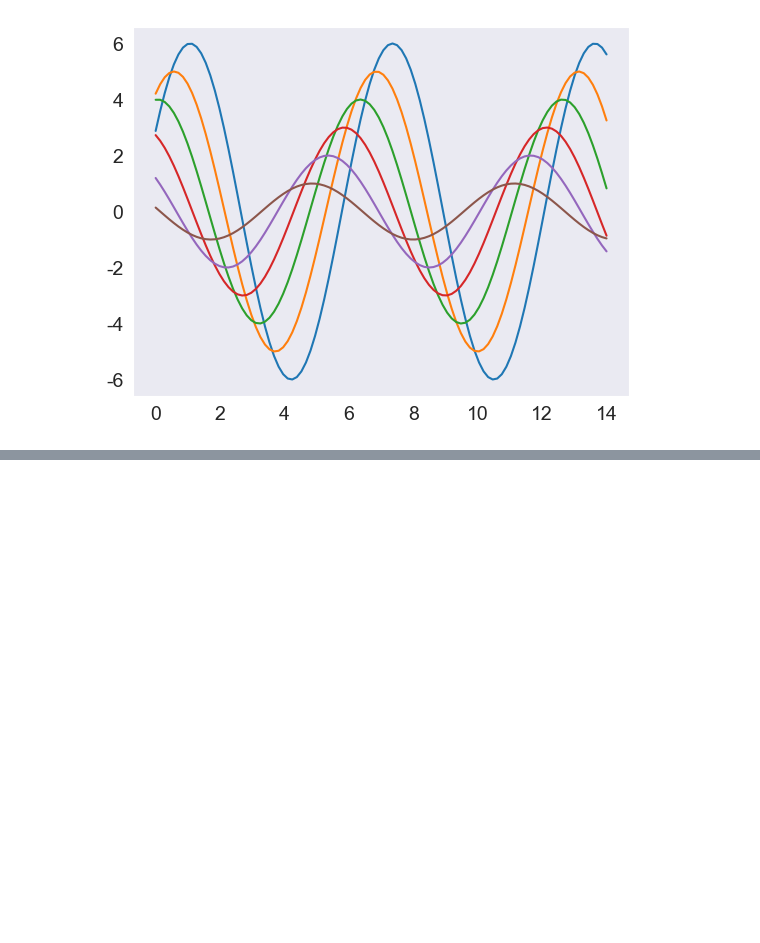
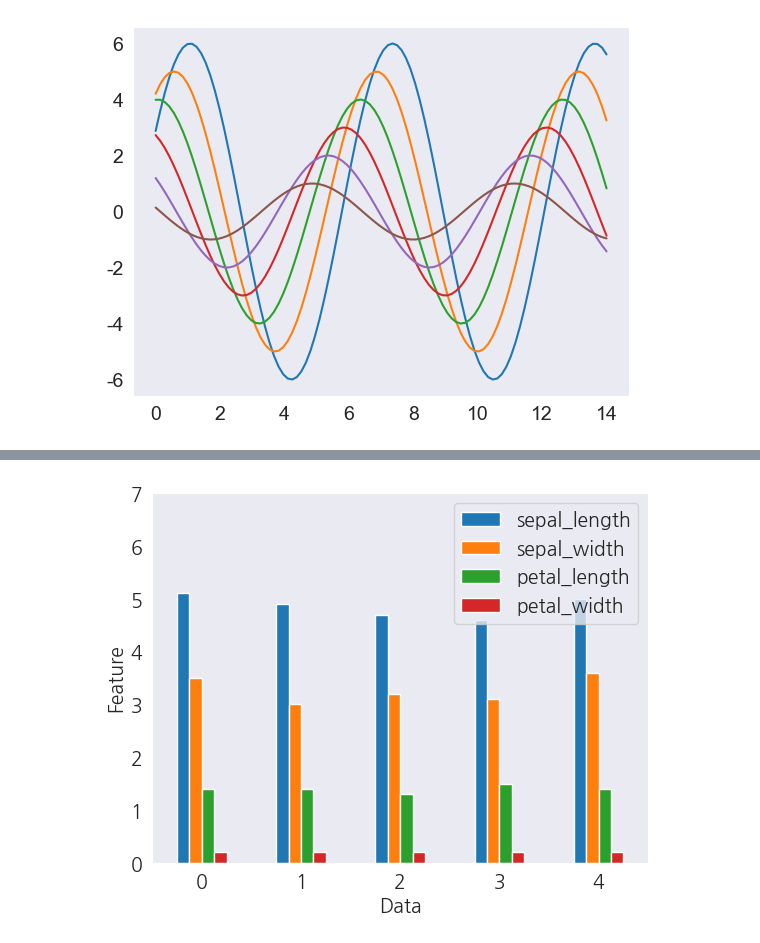
Before and after one commit to ahndb/aws_phyhon_240215, a Jupyter notebook: matplotlib_visualize_data/0305/a_matplotlib_example.ipynb, the cells around one changed output, grey strips where cells are left out. Saved outputs shown, nothing was run; the diff lists cells and outputs as text; code cells hidden in the pictures; blank space fills up the shorter version.

```diff
--- a/matplotlib_visualize_data/0305/a_matplotlib_example.ipynb
+++ b/matplotlib_visualize_data/0305/a_matplotlib_example.ipynb
@@ -68,0 +103,9 @@ sinplot()
+# %%
+data = iris[:5]
+data.plot.bar(rot=0)
+plt.xlabel('Data')
+plt.ylabel('Feature')
+plt.ylim(0, 7)
+plt.show()
+# %% [output]
+[figure, added]
```
Also changed, not shown: parts of 10 cells of this notebook, 1 other file.
